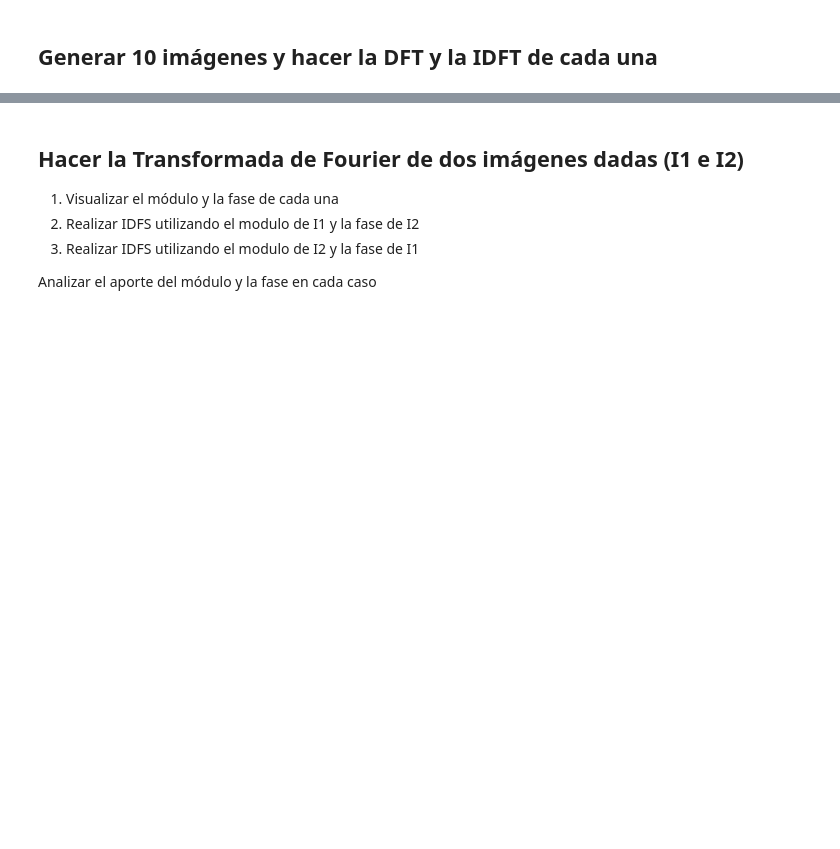
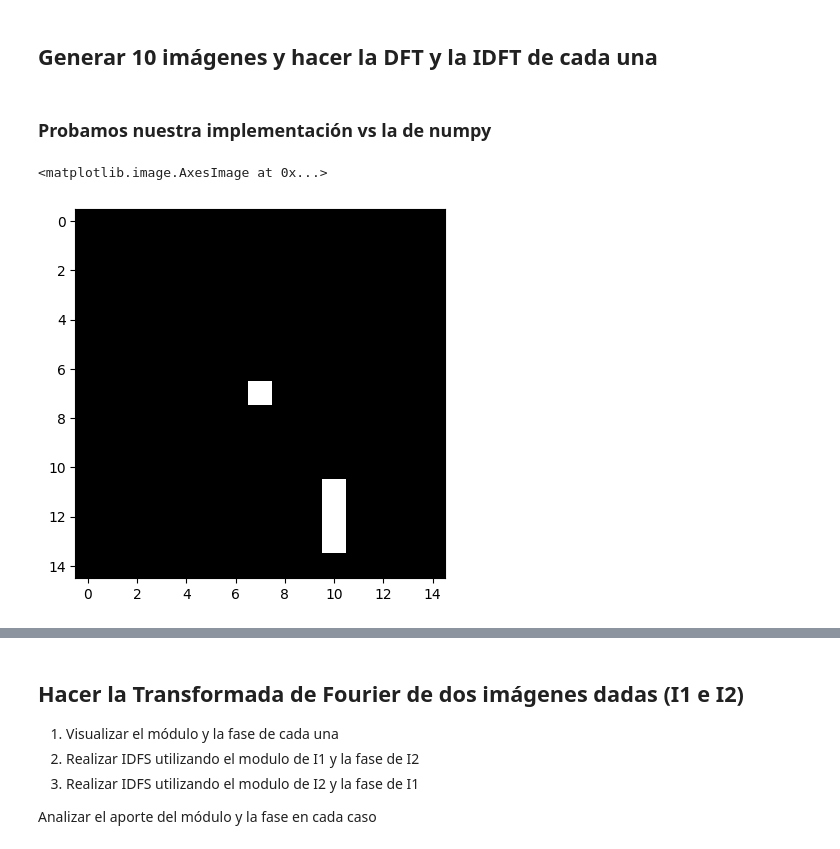
Before and after one commit to tusar-verma/Procesamiento-de-Imagenes, a Jupyter notebook: Labo-4/PracticaFourier.ipynb, the cells around one changed output, grey strips where cells are left out. Saved outputs shown, nothing was run; the diff lists cells and outputs as text; code cells hidden in the pictures; blank space fills up the shorter version.

```diff
--- a/Labo-4/PracticaFourier.ipynb
+++ b/Labo-4/PracticaFourier.ipynb
@@ -306,0 +353,13 @@ def IDFT_2D(frecuenciasMagnitud, frecuenciasAngulo):
+# %% [markdown]
+### Probamos nuestra implementación vs la de numpy
+# %%
+TestSize = 15
+testImg = np.zeros((TestSize,TestSize),dtype=float)
+testImg[TestSize//2][TestSize//2] = 1
+testImg[11][10] = 1
+testImg[12][10] = 1
+testImg[13][10] = 1
+plt.imshow(testImg,cmap=plt.cm.gray)
+# %% [output]
+<matplotlib.image.AxesImage at 0x...>
+[figure, added]
```
Also changed, not shown: parts of 9 cells of this notebook, 18 other files.
